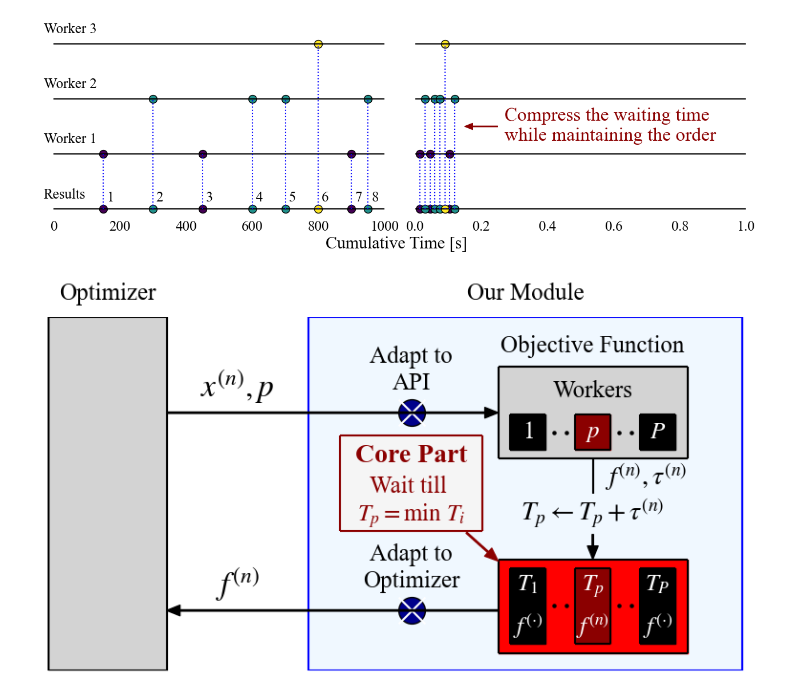
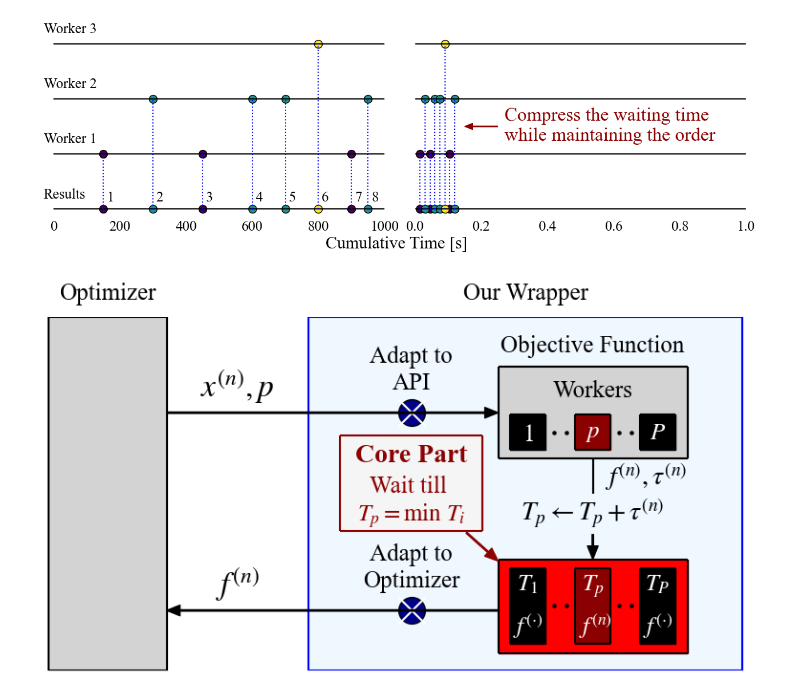
Before and after one commit to nabenabe0928/mfhpo-simulator, a Jupyter notebook: figs/simulator-conceptual.ipynb, the cells around one changed output. Saved outputs shown, nothing was run; the diff lists cells and outputs as text; code cells hidden in the pictures.

```diff
--- a/figs/simulator-conceptual.ipynb
+++ b/figs/simulator-conceptual.ipynb
@@ -124,6 +124,7 @@ def add_arrow(ax: plt.Axes, src_pos: tuple[float, float], target_pos: tuple[floa
     )
 
 
+fmt = "pdf"
 fig, ax = plt.subplots(figsize=(9.6, 4.8))
 # fig, ax = plt.subplots()
 
@@ -142,8 +143,8 @@ x1, x2, x3, x4 = -1 - width - buffer, -1 - buffer, 1 + buffer, 1 + width + buffe
 
 # mathtt
 
-# Rectangle for our module
-ax.text((x4 - 1.4) / 2, Y, "Our Module", horizontalalignment='center')
+# Rectangle for our wrapper
+ax.text((x4 - 1.4) / 2, Y, "Our Wrapper", horizontalalignment='center')
 plot_rectangle(ax, left=-1.2, right=x4 - 0.2, bottom=-1, top=1, edgecolor="blue", facecolor="aliceblue")
 
 # Rectangle for Optimizer
@@ -183,7 +184,11 @@ plot_rectangle(ax, left=left, right=right, bottom=0.2, top=0.72, facecolor="ligh
 # worker 1
 worker_left, worker_right = left + 0.15, left + (right - left) / 4
 plot_rectangle(ax, left=worker_left, right=worker_right, bottom=0.25, top=0.45, facecolor="black", edgecolor="black")
-ax.text((worker_left + worker_right) / 2, 0.35, "$1$", horizontalalignment='center', verticalalignment='center', color="white")
+
+if fmt == "png":
+    ax.text((worker_left + worker_right) / 2, 0.35, "$1$", horizontalalignment='center', verticalalignment='center', color="white")
+else:
+    ax.text((worker_left + worker_right) / 2, 0.33, "$1$", horizontalalignment='center', verticalalignment='center', color="white")
 
 # worker p
 step = (right - left) / 4 - 0.15
@@ -194,7 +199,11 @@ ax.text((worker_left + worker_right) / 2, 0.35, "$p$", horizontalalignment='cent
 # worker P
 worker_left, worker_right = right - (right - left) / 4, right - 0.15
 plot_rectangle(ax, left=worker_left, right=worker_right, bottom=0.25, top=0.45, facecolor="black", edgecolor="black")
-ax.text((worker_left + worker_right) / 2, 0.35, "$P$", horizontalalignment='center', verticalalignment='center', color="white")
+
+if fmt == "png":
+    ax.text((worker_left + worker_right) / 2, 0.35, "$P$", horizontalalignment='center', verticalalignment='center', color="white")
+else:
+    ax.text((worker_left + worker_right) / 2, 0.34, "$P$", horizontalalignment='center', verticalalignment='center', color="white")
 
 width = right - left
 ax.text((left + right) / 2, 0.55, "Workers", horizontalalignment='center')
@@ -205,32 +214,37 @@ plot_rectangle(ax, left=left, right=right, bottom=-0.9, top=-0.37, facecolor="re
 
 # Result 1
 worker_left, worker_right = left + 0.15, left + (right - left) / 4
 plot_rectangle(ax, left=worker_left, right=worker_right, bottom=-0.85, top=-0.42, facecolor="black", edgecolor="black")
 ax.text((worker_left + worker_right) / 2, -0.75, "$f^{(\cdot)}$", horizontalalignment='center', verticalalignment='center', color="white")
 ax.text((worker_left + worker_right) / 2, -0.55, "$T_1$", horizontalalignment='center', color="white")
 
 # Result p
 step = (right - left) / 4 - 0.15
 worker_left, worker_right = left + (right - left) / 2 - step / 2, left + (right - left) / 2 + step / 2
 plot_rectangle(ax, left=worker_left, right=worker_right, bottom=-0.85, top=-0.42, facecolor="darkred", edgecolor="black")
-ax.text((worker_left + worker_right) / 2, -0.75, "$f^{(n)}$", horizontalalignment='center', verticalalignment='center', color="white")
+
+if fmt == "png":
+    ax.text((worker_left + worker_right) / 2, -0.75, "$f^{(n)}$", horizontalalignment='center', verticalalignment='center', color="white")
+else:
+    ax.text((worker_left + worker_right) / 2 + 0.03, -0.75, "$f^{(n)}$", horizontalalignment='center', verticalalignment='center', color="white")
+
 ax.text((worker_left + worker_right) / 2, -0.55, "$T_p$", horizontalalignment='center', color="white")
 
 # Result P
 worker_left, worker_right = right - (right - left) / 4, right - 0.15
 plot_rectangle(ax, left=worker_left, right=worker_right, bottom=-0.85, top=-0.42, facecolor="black", edgecolor="black")
 ax.text((worker_left + worker_right) / 2, -0.75, "$f^{(\cdot)}$", horizontalalignment='center', verticalalignment='center', color="white")
 ax.text((worker_left + worker_right) / 2, -0.55, "$T_P$", horizontalalignment='center', color="white")
 
 ax.scatter([left + 19 * width / 64, left + 23 * width / 64, left + 41 * width / 64, left + 45 * width / 64], [-0.63] * 4, s=5, color="black")
 plot_rectangle(ax, left=(left - 1) / 2 - 0.9, right=(left - 1) / 2 + 0.9, top=0.33, bottom=-0.21, edgecolor="darkred", facecolor="whitesmoke")
 ax.text((left - 1) / 2, 0.18, "Core Part", color="darkred", weight="bold", fontsize=20, horizontalalignment='center')
 ax.text((left - 1) / 2, -0.05, "Wait till \n$T_p = \min~T_i$", horizontalalignment='center', verticalalignment="center", color="darkred")
 add_arrow(ax, (0.8, -0.22), (left, -0.38), color="darkred")
 
 ax.set_xlim(x1 - 0.01, x4)
 ax.set_ylim(-1, 1)
 
 plt.savefig("api-conceptual.png", bbox_inches="tight")
 # %% [output]
-[figure, old version]
+[figure, new version]
```
Also changed, not shown: 4 other files.
